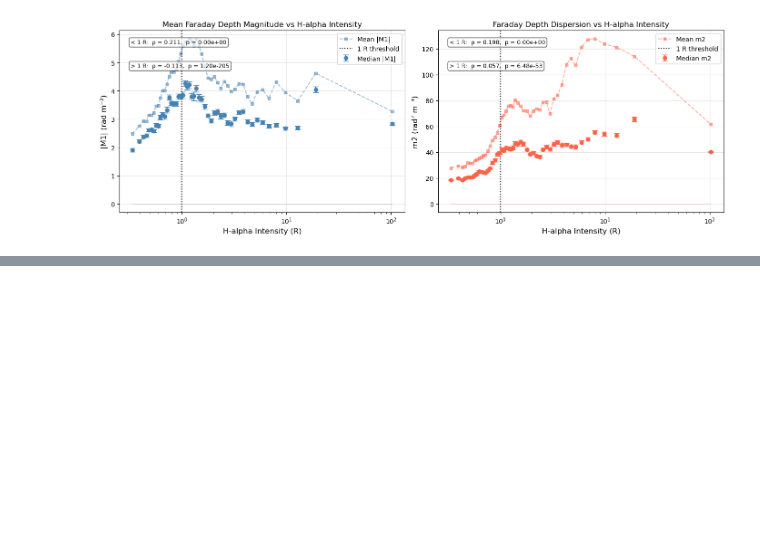
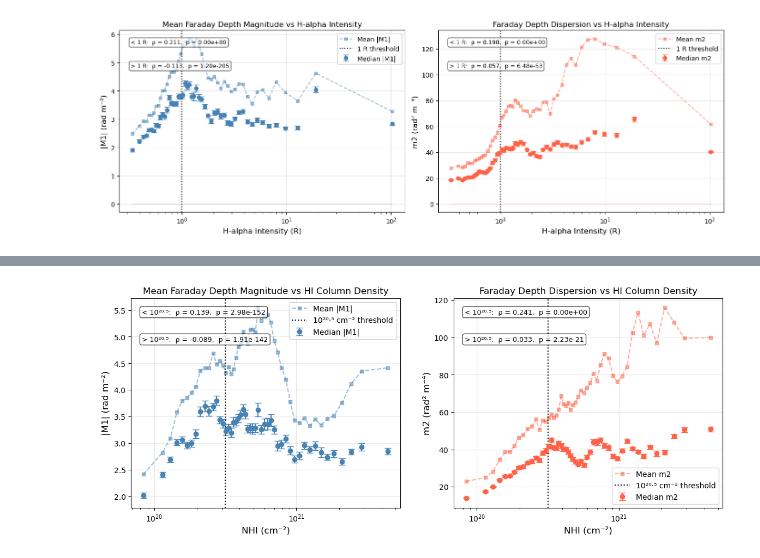
Before and after one commit to jdloading/ResearchSummer26, a Jupyter notebook: notebooks/Wham_spectral_slab_analysis.ipynb, the cells around one changed output, grey strips where cells are left out. Saved outputs shown, nothing was run; the diff lists cells and outputs as text; code cells hidden in the pictures; blank space fills up the shorter version.

```diff
--- a/notebooks/Wham_spectral_slab_analysis.ipynb
+++ b/notebooks/Wham_spectral_slab_analysis.ipynb
@@ -559,0 +656,2 @@ plt.show()
+# %%
+nhiDegraded = hp.ud_grade(nhiDat, nside_out=128, order_in='RING', order_out='RING')
@@ -559,0 +672,15 @@ plt.show()
+# %%
+rhoNHIM1, pNHIM1 = stats.spearmanr(np.log10(nhiValid), np.abs(m1Valid2))
+rhoNHIM2, pNHIM2 = stats.spearmanr(np.log10(nhiValid), m2Valid2)
+
+print(f" vs |M1|: rho = {rhoNHIM1:.3f}, p = {pNHIM1:.3e}")
+print(f" vs m2: rho = {rhoNHIM2:.3f}, p = {pNHIM2:.3e}")
+
+nhiThresh = 10**20.5
+
+belowNHIMask = nhiValid < nhiThresh
+aboveNHIMask = nhiValid > nhiThresh
+
+
+print(f"\nPixels below 10^20.5 cm^-2: {np.sum(belowNHIMask)}")
+print(f"\nPixels above              : {np.sum(aboveNHIMask)}")
@@ -559,0 +776,42 @@ plt.show()
+# %%
+fig, axes = plt.subplots(1, 2, figsize = (14, 5))
+
+axes[0].errorbar(binCentresNHI, medianM1NHI, yerr=errM1NHI, fmt='o', color='steelblue',
+                 capsize=4, markersize=6, linewidth=1.5, label='Median |M1|')
+axes[0].plot(binCentresNHI, meanM1NHI, 's--', color='steelblue',
+             alpha=0.5, markersize=5, label='Mean |M1|')
+axes[0].axvline(nhiThresh, color='black', linestyle=':', linewidth=1.5,
+                label='10²⁰·⁵ cm⁻² threshold')
+axes[0].text(0.04, 0.95, f'< 10²⁰·⁵:  ρ = {rhoM1Below:.3f},  p = {pM1Below:.2e}',
+             transform=axes[0].transAxes, fontsize=9, va='top',
+             bbox=dict(boxstyle='round', facecolor='white', alpha=0.7))
+axes[0].text(0.04, 0.82, f'> 10²⁰·⁵:  ρ = {rhoM1Above:.3f},  p = {pM1Above:.2e}',
+             transform=axes[0].transAxes, fontsize=9, va='top',
+             bbox=dict(boxstyle='round', facecolor='white', alpha=0.7))
+axes[0].set_xlabel('NHI (cm⁻²)', fontsize=12)
+axes[0].set_ylabel('|M1| (rad m⁻²)', fontsize=12)
+axes[0].set_title('Mean Faraday Depth Magnitude vs HI Column Density', fontsize=12)
+axes[0].set_xscale('log')
+axes[0].legend(fontsize=10)
+axes[0].grid(True, alpha=0.3)
+
+axes[1].errorbar(binCentresNHI, medianM2NHI, yerr=errM2NHI, fmt='o', color='tomato',
+                 capsize=4, markersize=6, linewidth=1.5, label='Median m2')
+axes[1].plot(binCentresNHI, meanM2NHI, 's--', color='tomato',
+             alpha=0.5, markersize=5, label='Mean m2')
+axes[1].axvline(nhiThresh, color='black', linestyle=':', linewidth=1.5,
+                label='10²⁰·⁵ cm⁻² threshold')
+axes[1].text(0.04, 0.95, f'< 10²⁰·⁵:  ρ = {rhoM2Below:.3f},  p = {pM2Below:.2e}',
+             transform=axes[1].transAxes, fontsize=9, va='top',
+             bbox=dict(boxstyle='round', facecolor='white', alpha=0.7))
+axes[1].text(0.04, 0.82, f'> 10²⁰·⁵:  ρ = {rhoM2Above:.3f},  p = {pM2Above:.2e}',
+             transform=axes[1].transAxes, fontsize=9, va='top',
+             bbox=dict(boxstyle='round', facecolor='white', alpha=0.7))
+axes[1].set_xlabel('NHI (cm⁻²)', fontsize=12)
+axes[1].set_ylabel('m2 (rad² m⁻⁴)', fontsize=12)
+axes[1].set_title('Faraday Depth Dispersion vs HI Column Density', fontsize=12)
+axes[1].set_xscale('log')
+axes[1].legend(fontsize=10)
+axes[1].grid(True, alpha=0.3)
+# %% [output]
+[figure, added]
```
Also changed, not shown: parts of 17 cells of this notebook, 8 other files.
